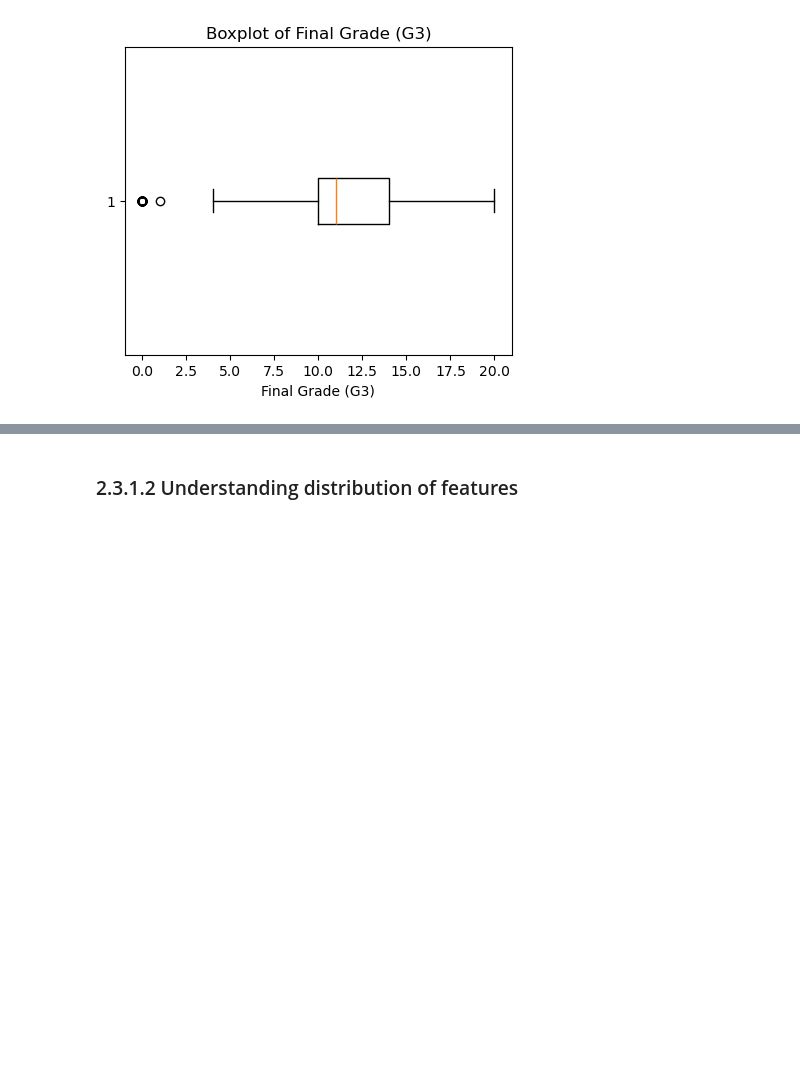
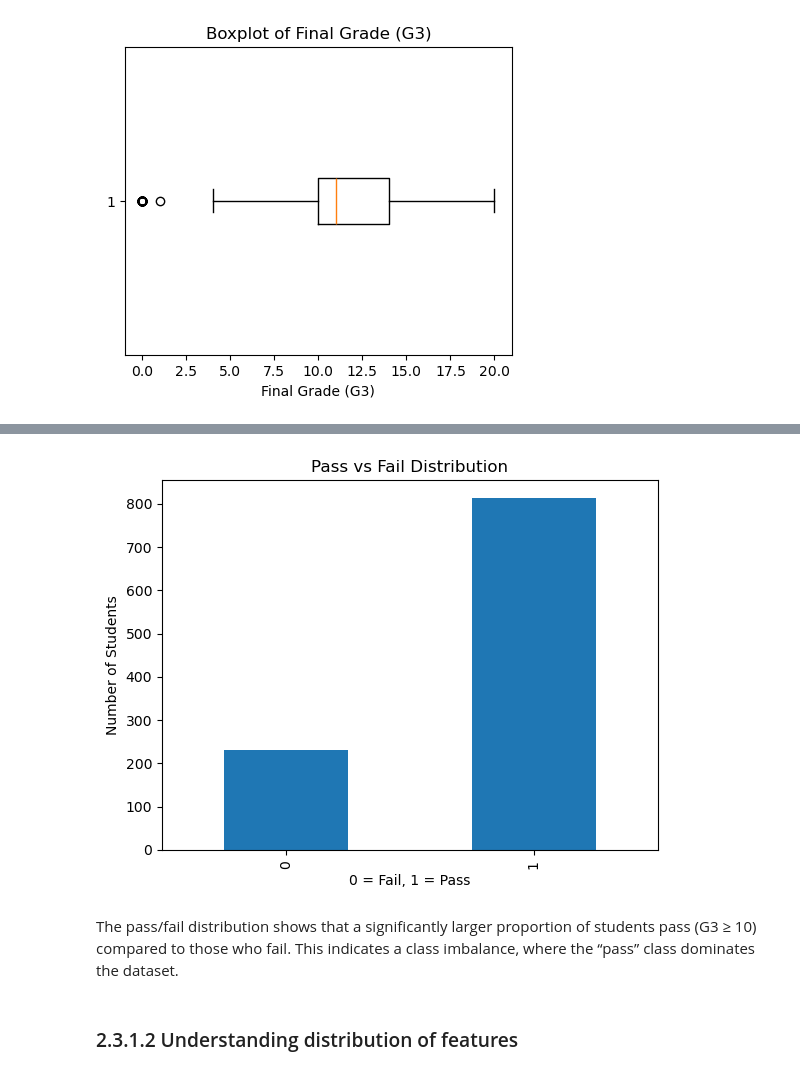
Before and after one commit to yuzhnne/Academic-Risk-Detection-System, a Jupyter notebook: student/MLDP Program Codes Submission Template.ipynb, the cells around one changed output, grey strips where cells are left out. Saved outputs shown, nothing was run; the diff lists cells and outputs as text; code cells hidden in the pictures; blank space fills up the shorter version.

```diff
--- a/student/MLDP Program Codes Submission Template.ipynb
+++ b/student/MLDP Program Codes Submission Template.ipynb
@@ -645,3 +645,13 @@ The presence of low-end outliers is particularly important
+# %%
+df["pass_fail"].value_counts().sort_index().plot(kind="bar")
+plt.title("Pass vs Fail Distribution")
+plt.xlabel("0 = Fail, 1 = Pass")
+plt.ylabel("Number of Students")
+plt.show()
+# %% [output]
+[figure, added]
+# %% [markdown]
+The pass/fail distribution shows that a significantly larger proportion of students pass (G3 ≥ 10) compared to those who fail. This indicates a class imbalance, where the “pass” class dominates the dataset.
 # %% [markdown]
 ### 2.3.1.2 Understanding distribution of features
 # %%
```
Also changed, not shown: parts of 41 cells of this notebook.
